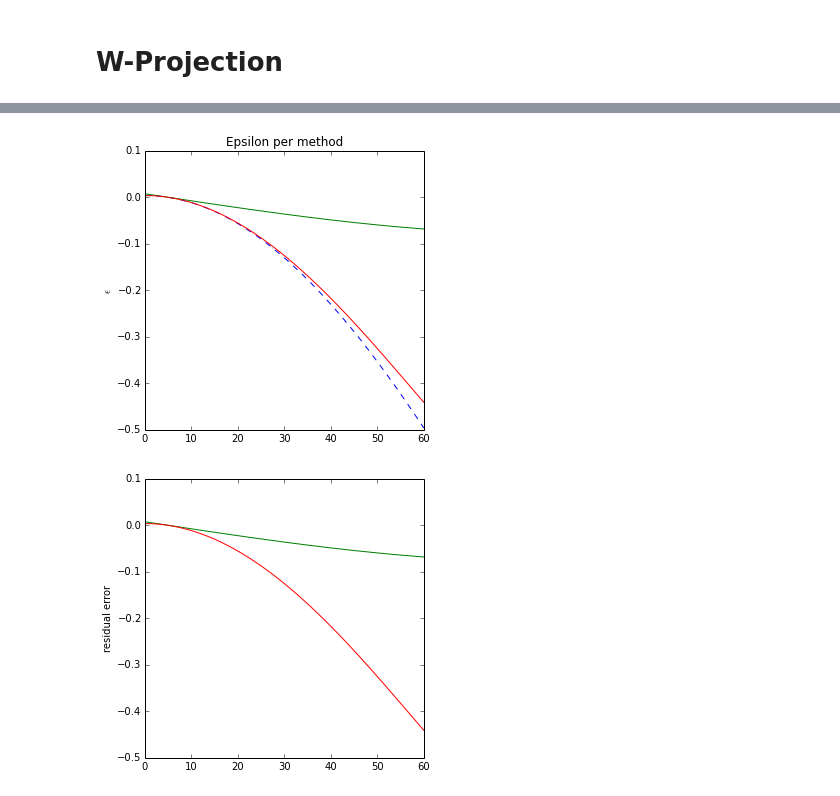
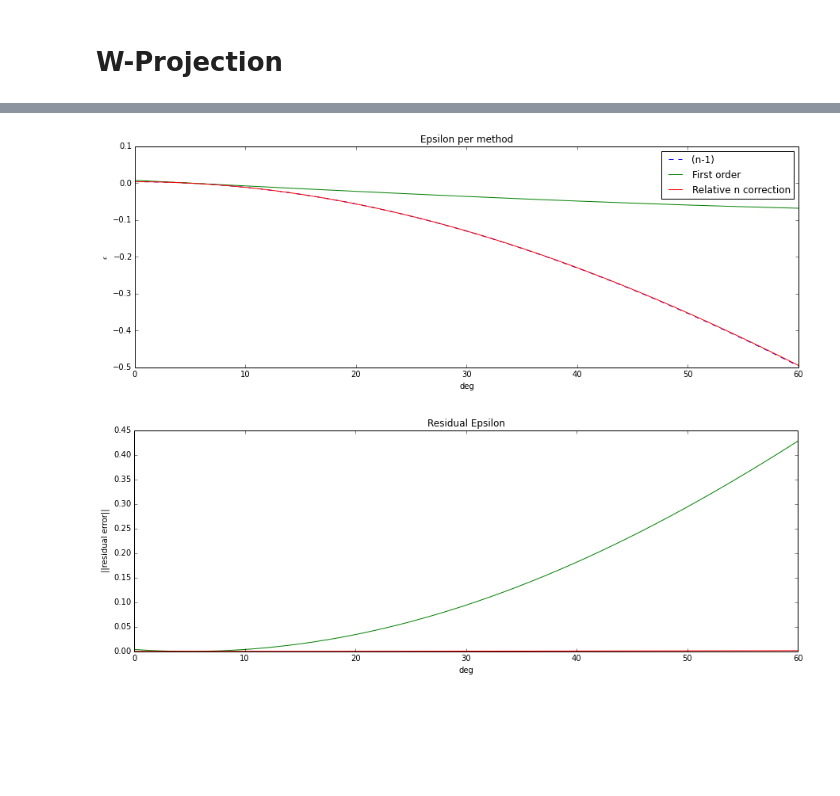
Before and after one commit to ratt-ru/bullseye, a Jupyter notebook: writing_and_wiki/notebooks/Convolution Kernels.ipynb, the cells around one changed output, grey strips where cells are left out. Saved outputs shown, nothing was run; the diff lists cells and outputs as text; code cells hidden in the pictures; blank space fills up the shorter version.

```diff
--- a/writing_and_wiki/notebooks/Convolution Kernels.ipynb
+++ b/writing_and_wiki/notebooks/Convolution Kernels.ipynb
@@ -57,30 +83,39 @@ def compute_lmn(phase_centres,image_coordinate):
             np.sin(dec)*np.cos(dec0)-np.cos(dec)*np.sin(dec0)*np.cos(delta_ra),
             np.sin(dec)*np.sin(dec0)+np.cos(dec)*np.cos(dec0)*np.cos(delta_ra))
 # %%
+theta_0 = np.deg2rad(0)
 max_theta = np.deg2rad(60)
 theta_i = np.deg2rad(5) #new phase centre
-samp = 256
+samp = 2048
 
-theta = np.linspace(0,max_theta,samp)
+theta = np.linspace(theta_0,max_theta + theta_0,samp)
+l_0 = np.sin(theta_0)
 l_i = np.sin(theta_i)
 l = np.sin(theta)
 n_i = np.sqrt(1-l_i**2)
 n = np.sqrt(1-l**2)
 epsilon = n - n_i
 approx_epsilon_1term = -l_i * (l - l_i) / np.sqrt(1 - l_i**2)
-delta_l = l - l_i
-approx_epsilon_1term_plus_residual_approx = approx_epsilon_1term + np.sqrt(1 - (delta_l)**2) - 1
-plt.figure(figsize=(5, 5),dpi=300)
+delta_l = np.sin(theta - theta_i)
+approx_epsilon_1term_plus_residual_approx = approx_epsilon_1term + (np.sqrt(1 - (delta_l)**2) - 1)
+dn_small_angle = -(l**2 - l_i**2)*0.5
+plt.figure(figsize=(15, 5),dpi=300)
 plt.title("Epsilon per method")
+plt.xlabel("deg")
 plt.ylabel("$\epsilon$")
-plt.plot(np.rad2deg(theta),epsilon,"--b")
-plt.plot(np.rad2deg(theta),approx_epsilon_1term,"g")
-plt.plot(np.rad2deg(theta),approx_epsilon_1term_plus_residual_approx,"r")
-plt.figure(figsize=(5, 5),dpi=300)
-plt.ylabel("residual error")
-plt.plot(np.rad2deg(theta),approx_epsilon_1term,"g")
-plt.plot(np.rad2deg(theta),approx_epsilon_1term_plus_residual_approx,"r")
+plt.plot(np.rad2deg(theta),epsilon,"--b",label="(n-1)")
+plt.plot(np.rad2deg(theta),approx_epsilon_1term,"g",label="First order")
+plt.plot(np.rad2deg(theta),approx_epsilon_1term_plus_residual_approx,"r",label="Relative n correction")
+#plt.plot(np.rad2deg(theta),dn_small_angle,"m",label="Small angle approx")
+plt.legend(bbox_to_anchor=(1, 1))
+plt.figure(figsize=(15, 5),dpi=300)
+plt.title("Residual Epsilon")
+plt.xlabel("deg")
+plt.ylabel("||residual error||")
+plt.plot(np.rad2deg(theta),np.abs(epsilon - approx_epsilon_1term),"g")
+plt.plot(np.rad2deg(theta),np.abs(epsilon - approx_epsilon_1term_plus_residual_approx),"r")
+#plt.plot(np.rad2deg(theta),np.abs(epsilon - dn_small_angle),"m")
 plt.show()
 # %% [output]
-[figure, old version]
+[figure, new version]
-[figure, old version]
+[figure, new version]
```
Also changed, not shown: parts of 7 cells of this notebook, 1 other file.
